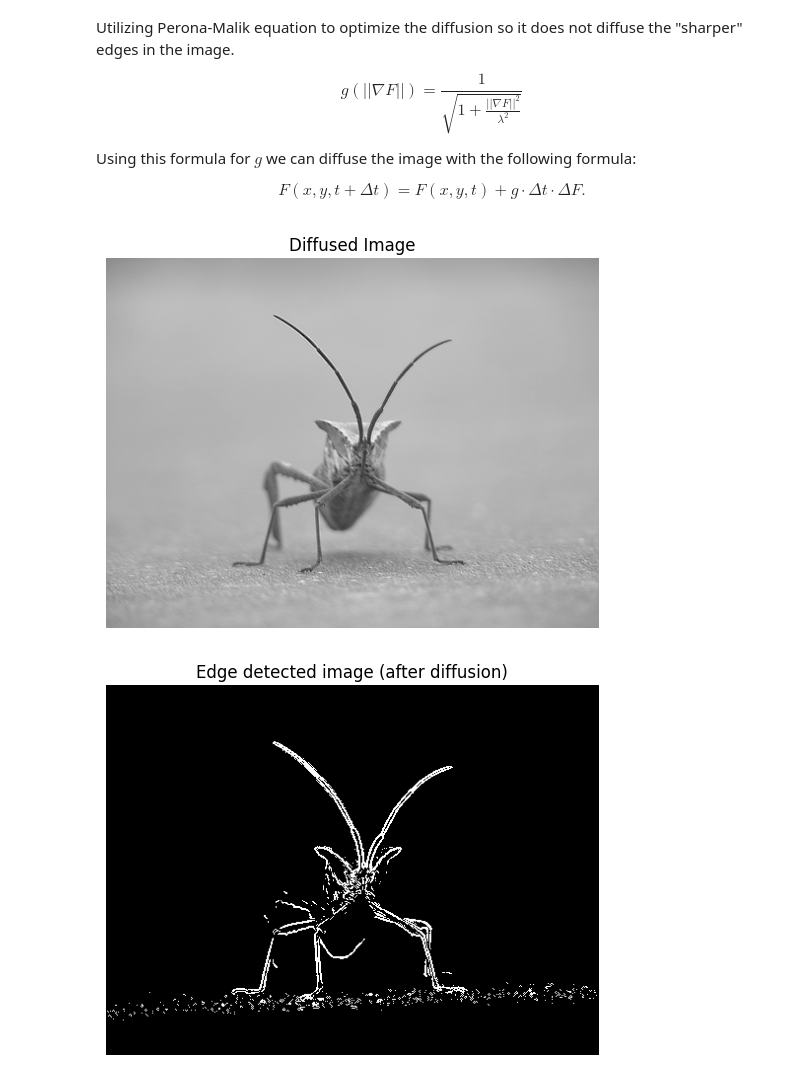
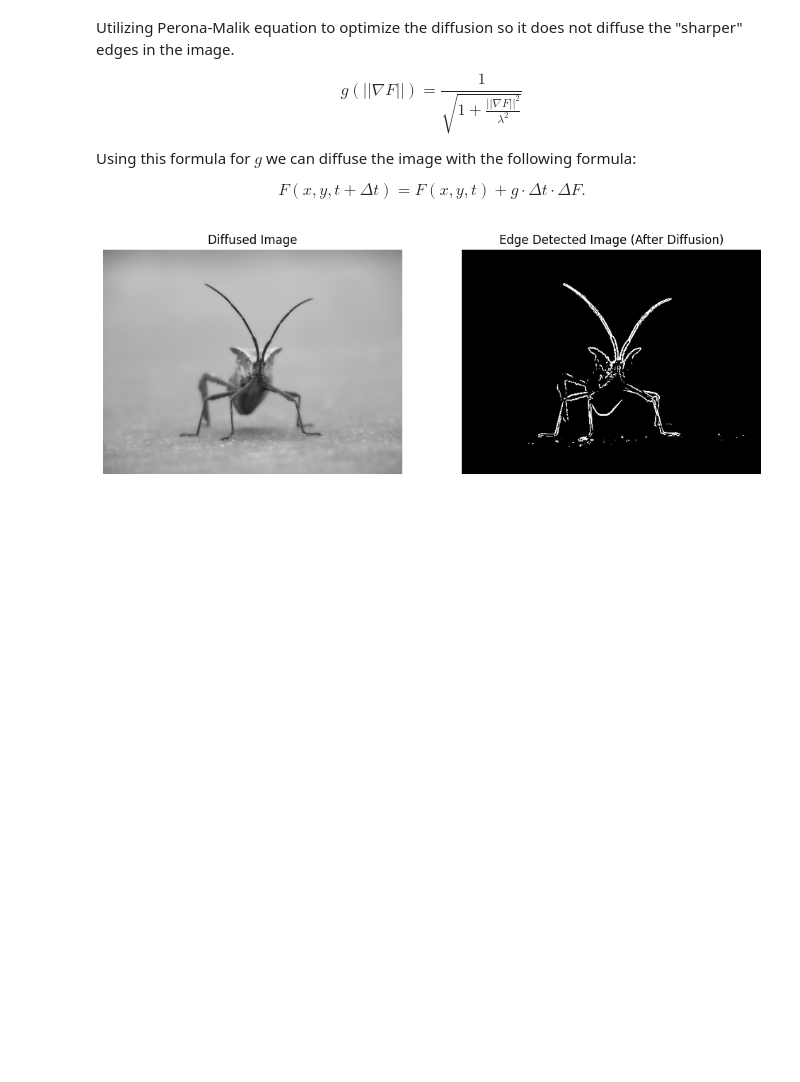
Before and after one commit to SigurdRiseth/Edge-Detection, a Jupyter notebook: edge_detection.ipynb, the cells around one changed output. Cells and saved outputs as stored; diff of their text form; code cells hidden in the pictures; blank space fills up the shorter version.

Commit message:
Improvements to perona-malik

```diff
--- a/edge_detection.ipynb
+++ b/edge_detection.ipynb
@@ -152,9 +152,9 @@ img = np.array(Image.open('image.png').convert('L')).astype(np.float32)
 
 # Define parameters
 deltaX = 1
-iterations = 8
-deltaT = 0.05
-lam = 10
+iterations = 20
+deltaT = 0.1
+lam = 8
 
 # Initialize f_y and f_x
 f_y = np.zeros_like(img)
@@ -162,57 +162,67 @@ f_x = np.zeros_like(img)
 
 # Perona-Malik function
 def g(x):
-    return 1 / (np.sqrt(1 + ((x**2) / (lam**2))))
+    return 1 / (1 + ((x / lam) ** 2))
 
 # Perform Perona-Malik diffusion
 for i in range(iterations):
     # Calculate f_y
     f_y[:, 1:-1] = (img[:, 2:] - img[:, :-2]) / (2 * deltaX)
 
     # Calculate f_x
     f_x[1:-1, :] = (img[2:, :] - img[:-2, :]) / (2 * deltaX)
 
+    # Calculate f_xx
+    f_xx = np.zeros_like(img)
+    f_xx[1:-1, :] = (f_x[2:, :] - f_x[:-2, :]) / (2 * deltaX)
+
+    # Calculate f_yy
+    f_yy = np.zeros_like(img)
+    f_yy[:, 1:-1] = (f_y[:, 2:] - f_y[:, :-2]) / (2 * deltaX)
+
     # Magnitude of the gradient
     grad_magnitude = np.sqrt(f_x**2 + f_y**2)
 
-    # Perona-Malik coefficient
+    # Perona-Malik coefficient matrix
     g_value = g(grad_magnitude)
 
-    # Second derivatives
-    f_xx = (f_x[1:-1, 2:] - f_x[1:-1, :-2]) / (2 * deltaX)
-    f_yy = (f_y[2:, 1:-1] - f_y[:-2, 1:-1]) / (2 * deltaX)
+    # Calculate time derivative
+    f_t = g_value * (f_xx + f_yy)
 
-    img[1:-1, 1:-1] += deltaT * g_value[1:-1, 1:-1] * (f_xx + f_yy)
+    # Update image
+    img += deltaT * f_t
 
-# Display the diffused image
-plt.imshow(img, cmap='gray')
-plt.title('Diffused Image')
-plt.axis('off')  # Turn off axis
-plt.show()
-
-# Calculate fx using numpy's gradient function
+# Calculate fx
 fx = np.zeros_like(img)
 fx[:, 1:-1] = (img[:, 2:] - img[:, :-2]) / (2 * deltaX)
 
-# Calculate fy using numpy's gradient function
+# Calculate fy
 fy = np.zeros_like(img)
 fy[1:-1, :] = (img[2:, :] - img[:-2, :]) / (2 * deltaX)
 
 # Calculate the magnitude of the gradient vectors
 fgradabs = np.sqrt(fx**2 + fy**2)
 
 # Normalize the gradient magnitude values to [0, 1]
 fgradabs_normalized = fgradabs / np.max(fgradabs)
 
 # Apply threshold
-threshold = 0.15
+threshold = 0.13
 fgradabs_normalized_filtered = np.where(fgradabs_normalized > threshold, 1.0, 0.0)
 
-# Display the final image
-plt.imshow(fgradabs_normalized_filtered, cmap='gray')
-plt.title('Edge detected image (after diffusion)')
-plt.axis('off')  # Turn off axis
+# Display the diffused image and the edge detected image side by side
+fig, axes = plt.subplots(1, 2, figsize=(12, 6))
+
+# Display the diffused image
+axes[0].imshow(img, cmap='gray')
+axes[0].set_title('Diffused Image')
+axes[0].axis('off')  # Turn off axis
+
+# Display the edge detected image
+axes[1].imshow(fgradabs_normalized_filtered, cmap='gray')
+axes[1].set_title('Edge Detected Image (After Diffusion)')
+axes[1].axis('off')  # Turn off axis
+
 plt.show()
 # %% [output]
-[figure, old version]
+[figure, new version]
-[figure, removed]
```
